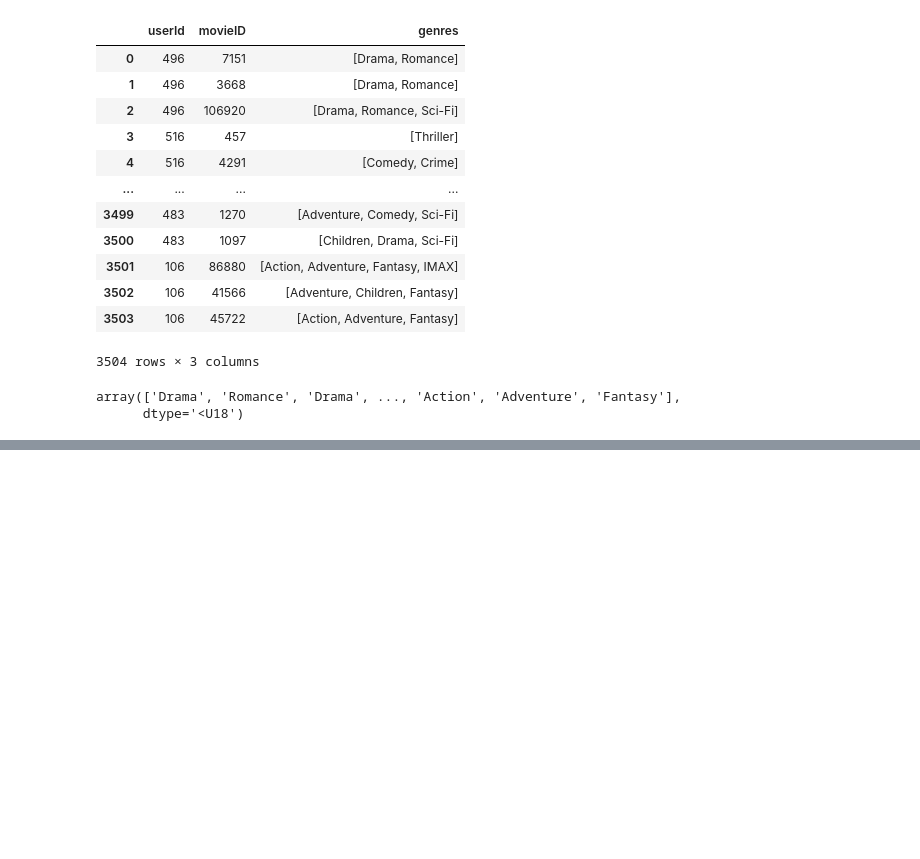
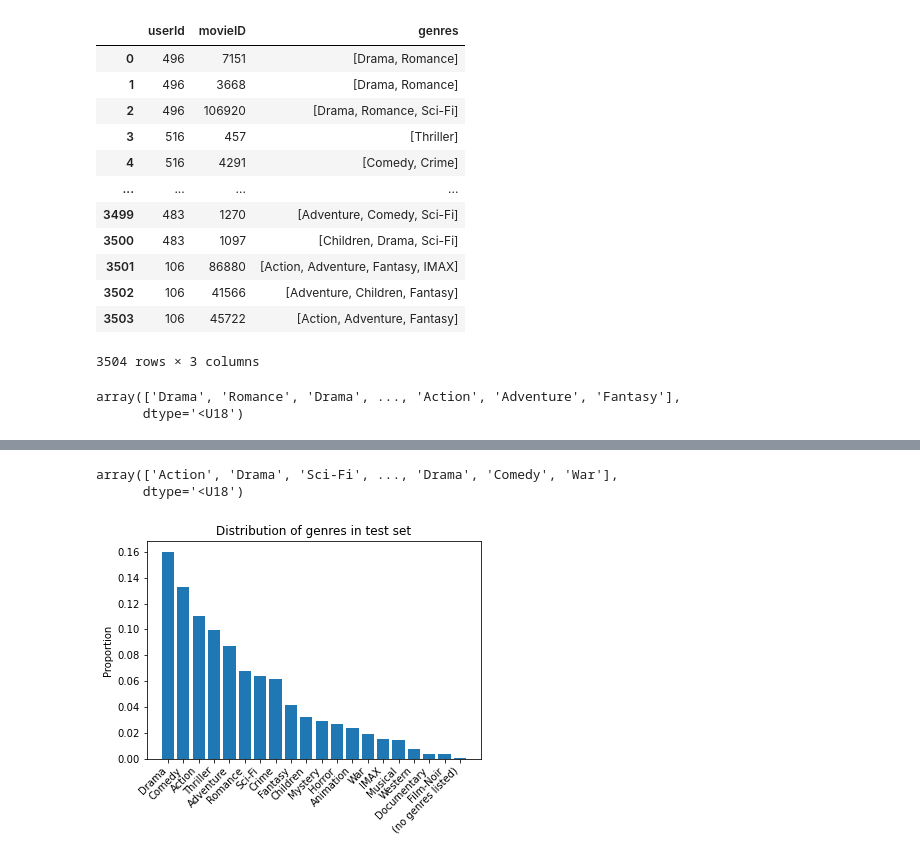
Before and after one commit to nyu-big-data/final-project-group_44, a Jupyter notebook: error_analysis/visualize.ipynb, the cells around one changed output, grey strips where cells are left out. Drawn from its saved outputs; the diff is of its cells as text; code cells hidden in the pictures; blank space fills up the shorter version.

```diff
--- a/error_analysis/visualize.ipynb
+++ b/error_analysis/visualize.ipynb
@@ -69,0 +251,4 @@ plt.show()
+# %%
+# now plot full distribution for comparison
+test_genres_df = pd.read_csv('test_genres_all.csv', header=None, names=['movieID', 'genres'])
+test_genres_df.head(20)
@@ -69,0 +273,37 @@ plt.show()
+# %%
+# drop NaN
+test_genres_df.dropna(inplace=True)
+
+# split genres
+test_genres_df['genres'] = test_genres_df['genres'].apply(lambda x: np.array(x.split('|')))
+
+test_genres = test_genres_df['genres'].tolist()
+test_genres = np.concatenate(test_genres).ravel()
+test_genres
+# %% [output]
+array(['Action', 'Drama', 'Sci-Fi', ..., 'Drama', 'Comedy', 'War'],
+      dtype='<U18')
+# %%
+# plot!!!
+unique_elements, counts_elements = np.unique(test_genres, return_counts=True)
+
+# change counts to proportions
+counts_elements = counts_elements / sum(counts_elements)
+
+# make dictionary
+counts = dict(zip(unique_elements, counts_elements))
+
+# sort
+sorted_genres = sorted(counts, key=counts.get, reverse=True)
+sorted_counts = []
+for w in sorted_genres:
+    sorted_counts.append(counts[w])
+
+# plot
+plt.bar(sorted_genres, sorted_counts)
+plt.xticks(rotation=45, ha="right")
+plt.title('Distribution of genres in test set')
+plt.ylabel('Proportion')
+plt.show()
+# %% [output]
+[figure, added]
```
Also changed, not shown: parts of 18 cells of this notebook, 2 other files.
